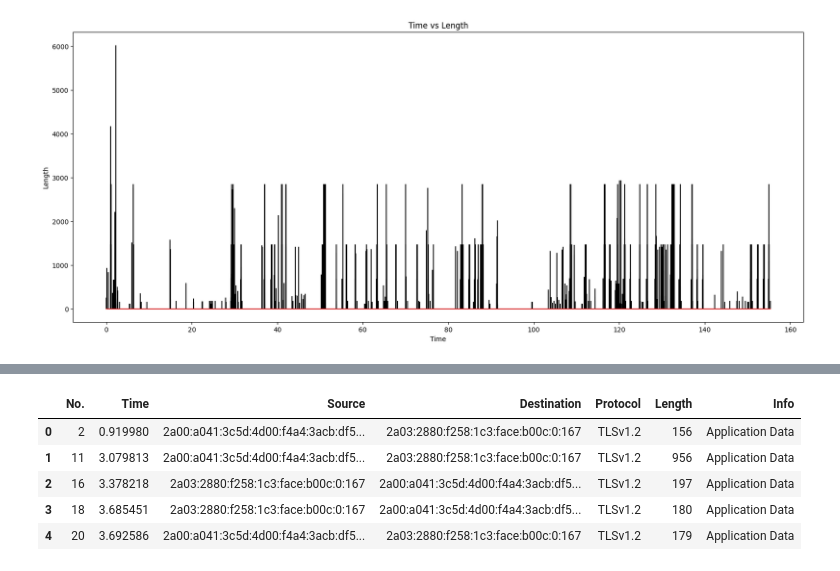
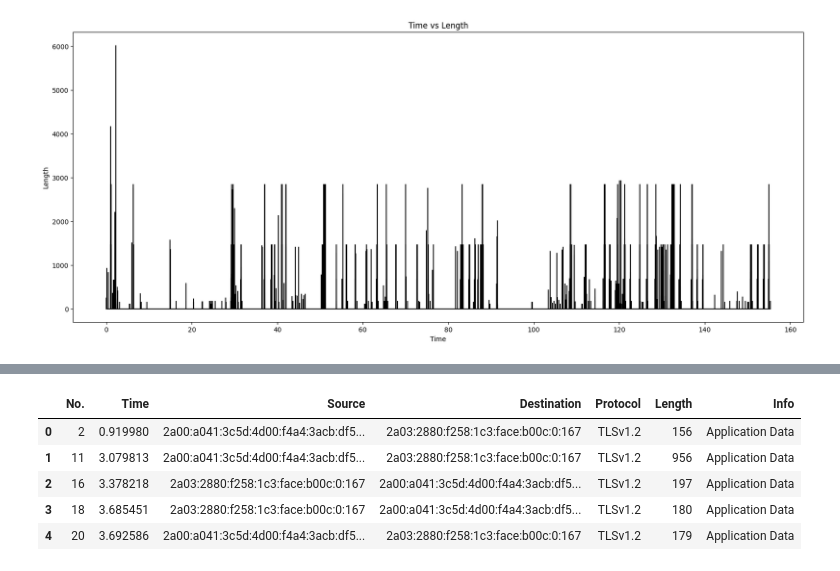
Before and after one commit to NoaAmichai/Computer_networks_final_project, a Jupyter notebook: project.ipynb, the cells around one changed output, grey strips where cells are left out. Drawn from its saved outputs; the diff is of its cells as text; code cells hidden in the pictures.

```diff
--- a/project.ipynb
+++ b/project.ipynb
@@ -15,15 +15,15 @@ df.head()
 # %%
 time = df['Time']
 len = df['Length']
 plt.figure(figsize=(20,8))
-plt.stem(time, len,linefmt ='black',markerfmt = '')
+plt.stem(time, len,linefmt ='black',markerfmt = '', basefmt='black')
 plt.xlabel('Time')
 plt.ylabel('Length')
 plt.title('Time vs Length')
 
 plt.show()
 # %% [output]
-[figure, old version]
+[figure, new version]
 # %%
 video_data = pd.read_csv("video_group.csv")
 video_data.head()
```
Also changed, not shown: parts of 1 cell of this notebook, 14 other files.
